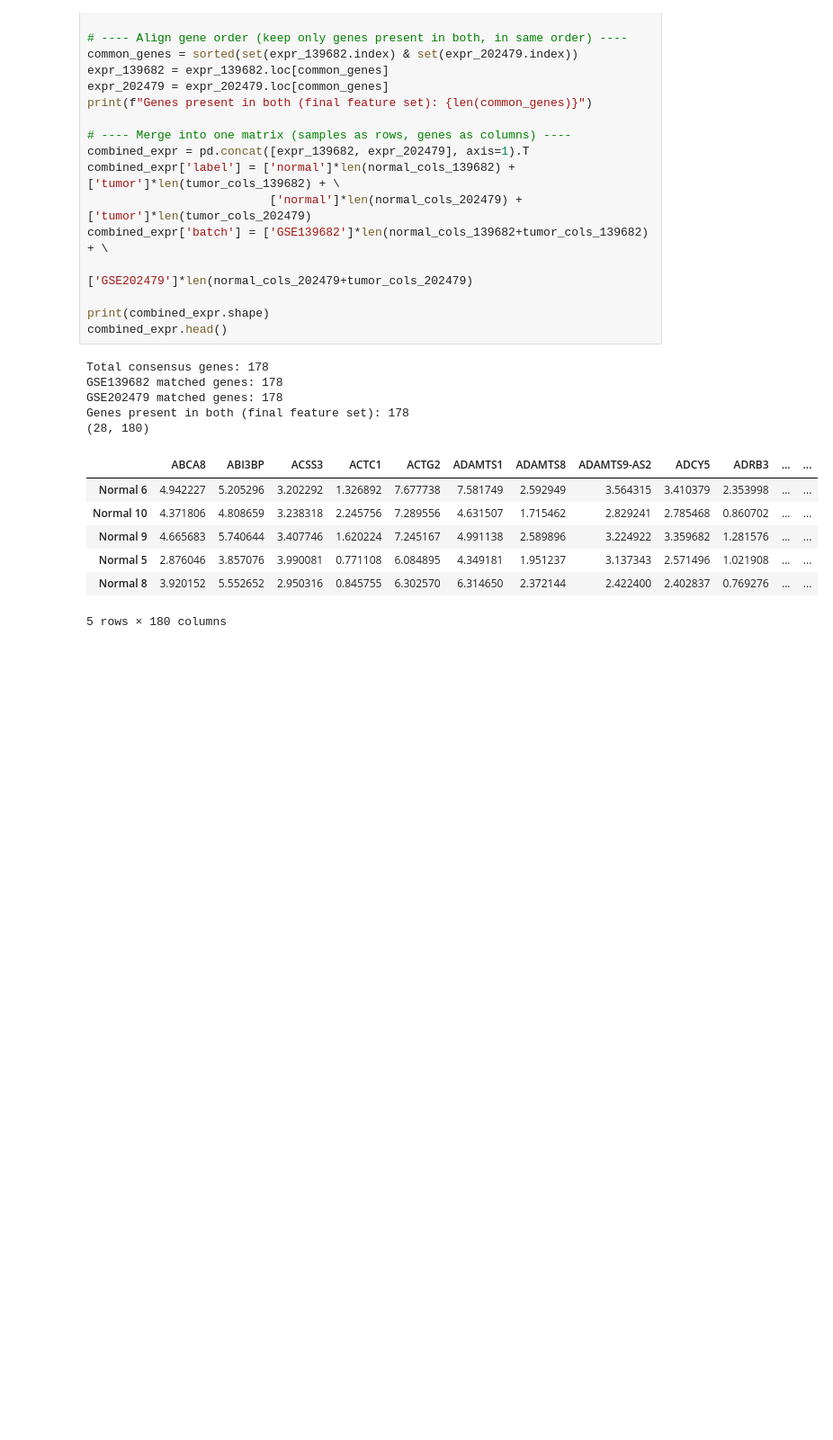
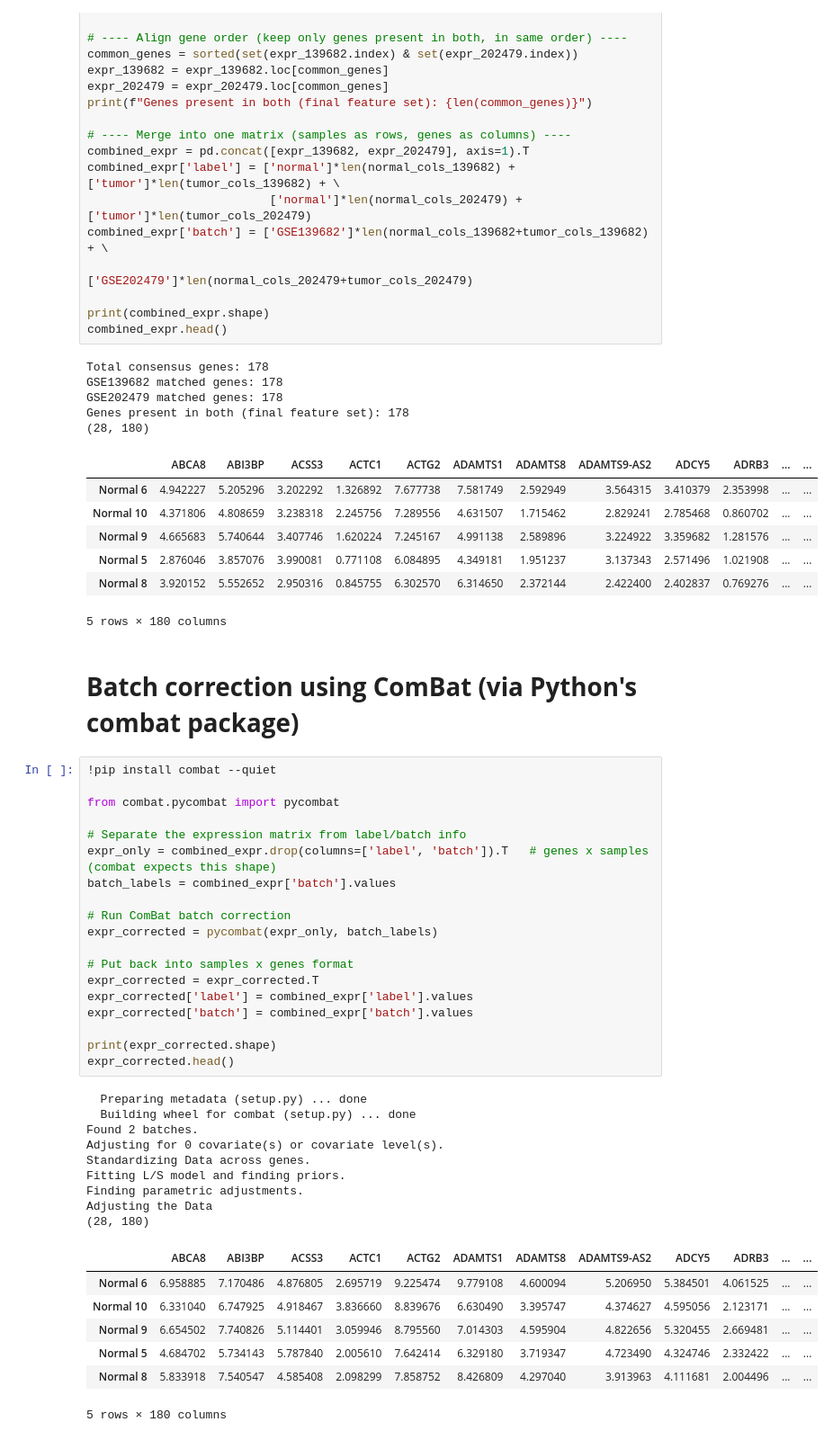
Before and after one commit to DhimanTarafdar/gallbladder_cancer_research, a Jupyter notebook: Gallbladder_Cancer.ipynb, the cells around one changed output. Shown at 90% size. Cells and saved outputs as stored; diff of their text form; blank space fills up the shorter version.

```diff
--- a/Gallbladder_Cancer.ipynb
+++ b/Gallbladder_Cancer.ipynb
@@ -300,3 +300,41 @@ Genes present in both (final feature set): 178
 | Normal 5 | 2.876046 | 3.857076 | 3.990081 | 0.771108 | 6.084895 | 4.349181 | 1.951237 | 3.137343 | 2.571496 | 1.021908 | ... | ... |
 | Normal 8 | 3.920152 | 5.552652 | 2.950316 | 0.845755 | 6.302570 | 6.314650 | 2.372144 | 2.422400 | 2.402837 | 0.769276 | ... | ... |
 5 rows × 180 columns
+# %% [markdown]
+# **Batch correction using ComBat (via Python's combat package)**
+# %%
+!pip install combat --quiet
+
+from combat.pycombat import pycombat
+
+# Separate the expression matrix from label/batch info
+expr_only = combined_expr.drop(columns=['label', 'batch']).T   # genes x samples (combat expects this shape)
+batch_labels = combined_expr['batch'].values
+
+# Run ComBat batch correction
+expr_corrected = pycombat(expr_only, batch_labels)
+
+# Put back into samples x genes format
+expr_corrected = expr_corrected.T
+expr_corrected['label'] = combined_expr['label'].values
+expr_corrected['batch'] = combined_expr['batch'].values
+
+print(expr_corrected.shape)
+expr_corrected.head()
+# %% [output]
+  Preparing metadata (setup.py) ... done
+  Building wheel for combat (setup.py) ... done
+Found 2 batches.
+Adjusting for 0 covariate(s) or covariate level(s).
+Standardizing Data across genes.
+Fitting L/S model and finding priors.
+Finding parametric adjustments.
+Adjusting the Data
+(28, 180)
+|  | ABCA8 | ABI3BP | ACSS3 | ACTC1 | ACTG2 | ADAMTS1 | ADAMTS8 | ADAMTS9-AS2 | ADCY5 | ADRB3 | ... | ... |
+| Normal 6 | 6.958885 | 7.170486 | 4.876805 | 2.695719 | 9.225474 | 9.779108 | 4.600094 | 5.206950 | 5.384501 | 4.061525 | ... | ... |
+| Normal 10 | 6.331040 | 6.747925 | 4.918467 | 3.836660 | 8.839676 | 6.630490 | 3.395747 | 4.374627 | 4.595056 | 2.123171 | ... | ... |
+| Normal 9 | 6.654502 | 7.740826 | 5.114401 | 3.059946 | 8.795560 | 7.014303 | 4.595904 | 4.822656 | 5.320455 | 2.669481 | ... | ... |
+| Normal 5 | 4.684702 | 5.734143 | 5.787840 | 2.005610 | 7.642414 | 6.329180 | 3.719347 | 4.723490 | 4.324746 | 2.332422 | ... | ... |
+| Normal 8 | 5.833918 | 7.540547 | 4.585408 | 2.098299 | 7.858752 | 8.426809 | 4.297040 | 3.913963 | 4.111681 | 2.004496 | ... | ... |
+5 rows × 180 columns
```
Also changed, not shown: parts of 1 cell of this notebook.
